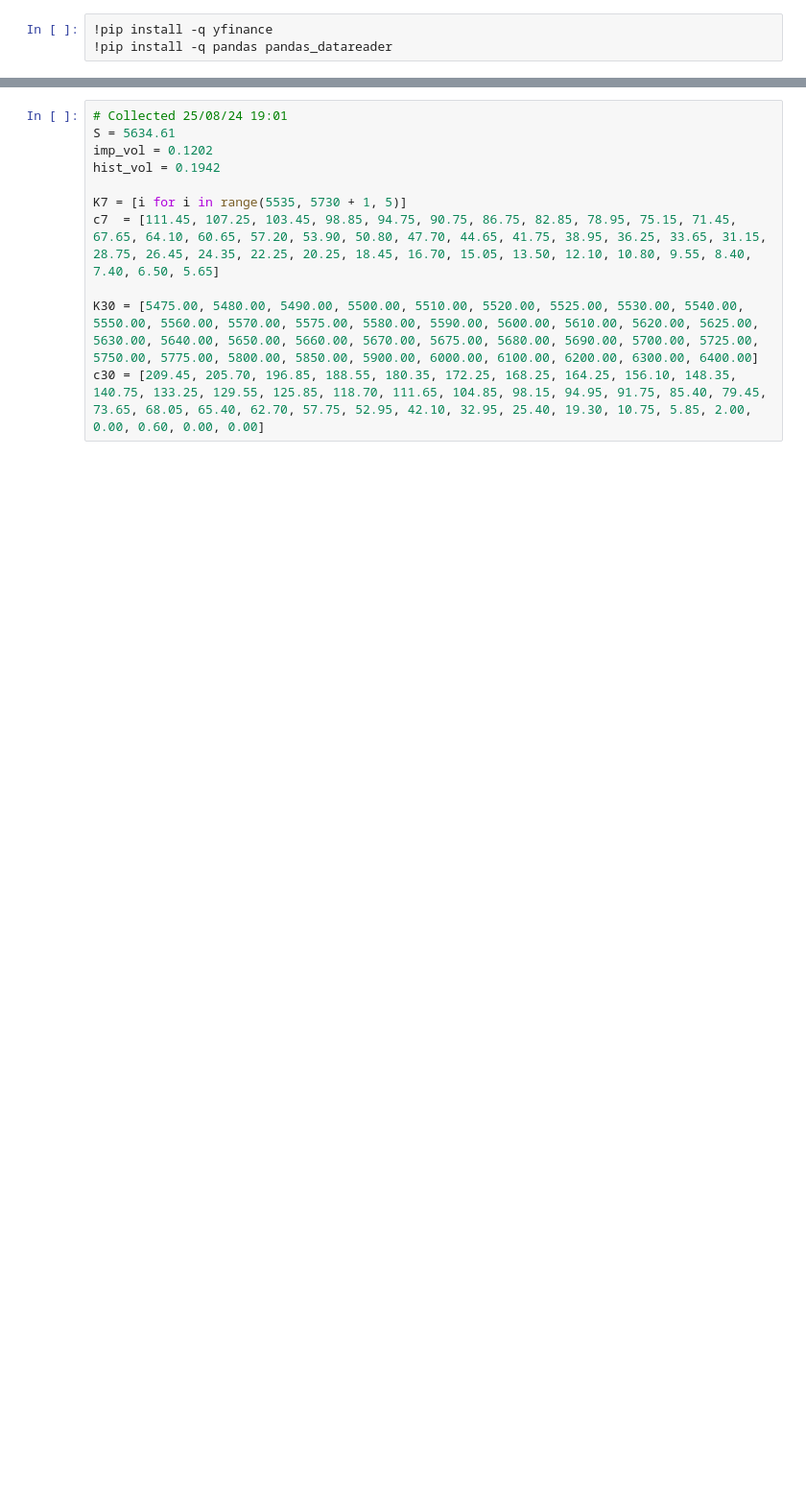
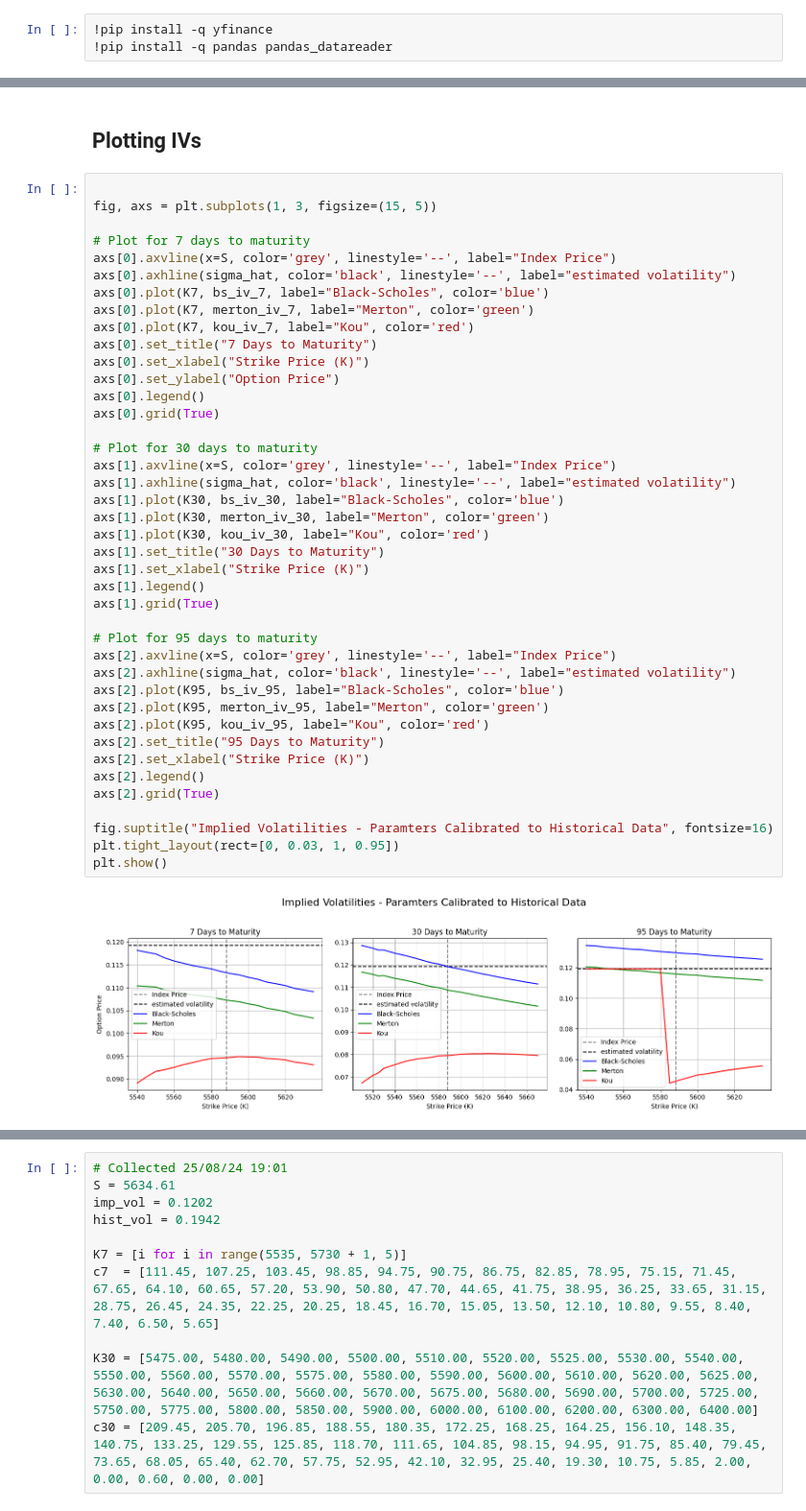
Before and after one commit to farhanbham/Comparing-Option-Pricing-Models, a Jupyter notebook: comparison-of-option-pricing-models.ipynb, the cells around one changed output, grey strips where cells are left out. Shown at 96% size. Cells and saved outputs as stored; diff of their text form; blank space fills up the shorter version.

```diff
--- a/comparison-of-option-pricing-models.ipynb
+++ b/comparison-of-option-pricing-models.ipynb
@@ -34,0 +604,45 @@ p95 = [96.45,97.85,99.25,100.65,102.15,103.65,105.2,106.75,108.3,109.9,111.5,113
+# %% [markdown]
+## Plotting IVs
+# %%
+
+fig, axs = plt.subplots(1, 3, figsize=(15, 5))
+
+# Plot for 7 days to maturity
+axs[0].axvline(x=S, color='grey', linestyle='--', label="Index Price")
+axs[0].axhline(sigma_hat, color='black', linestyle='--', label="estimated volatility")
+axs[0].plot(K7, bs_iv_7, label="Black-Scholes", color='blue')
+axs[0].plot(K7, merton_iv_7, label="Merton", color='green')
+axs[0].plot(K7, kou_iv_7, label="Kou", color='red')
+axs[0].set_title("7 Days to Maturity")
+axs[0].set_xlabel("Strike Price (K)")
+axs[0].set_ylabel("Option Price")
+axs[0].legend()
+axs[0].grid(True)
+
+# Plot for 30 days to maturity
+axs[1].axvline(x=S, color='grey', linestyle='--', label="Index Price")
+axs[1].axhline(sigma_hat, color='black', linestyle='--', label="estimated volatility")
+axs[1].plot(K30, bs_iv_30, label="Black-Scholes", color='blue')
+axs[1].plot(K30, merton_iv_30, label="Merton", color='green')
+axs[1].plot(K30, kou_iv_30, label="Kou", color='red')
+axs[1].set_title("30 Days to Maturity")
+axs[1].set_xlabel("Strike Price (K)")
+axs[1].legend()
+axs[1].grid(True)
+
+# Plot for 95 days to maturity
+axs[2].axvline(x=S, color='grey', linestyle='--', label="Index Price")
+axs[2].axhline(sigma_hat, color='black', linestyle='--', label="estimated volatility")
+axs[2].plot(K95, bs_iv_95, label="Black-Scholes", color='blue')
+axs[2].plot(K95, merton_iv_95, label="Merton", color='green')
+axs[2].plot(K95, kou_iv_95, label="Kou", color='red')
+axs[2].set_title("95 Days to Maturity")
+axs[2].set_xlabel("Strike Price (K)")
+axs[2].legend()
+axs[2].grid(True)
+
+fig.suptitle("Implied Volatilities - Paramters Calibrated to Historical Data", fontsize=16)
+plt.tight_layout(rect=[0, 0.03, 1, 0.95])
+plt.show()
+# %% [output]
+[figure, added]
```
Also changed, not shown: parts of 54 cells of this notebook.
